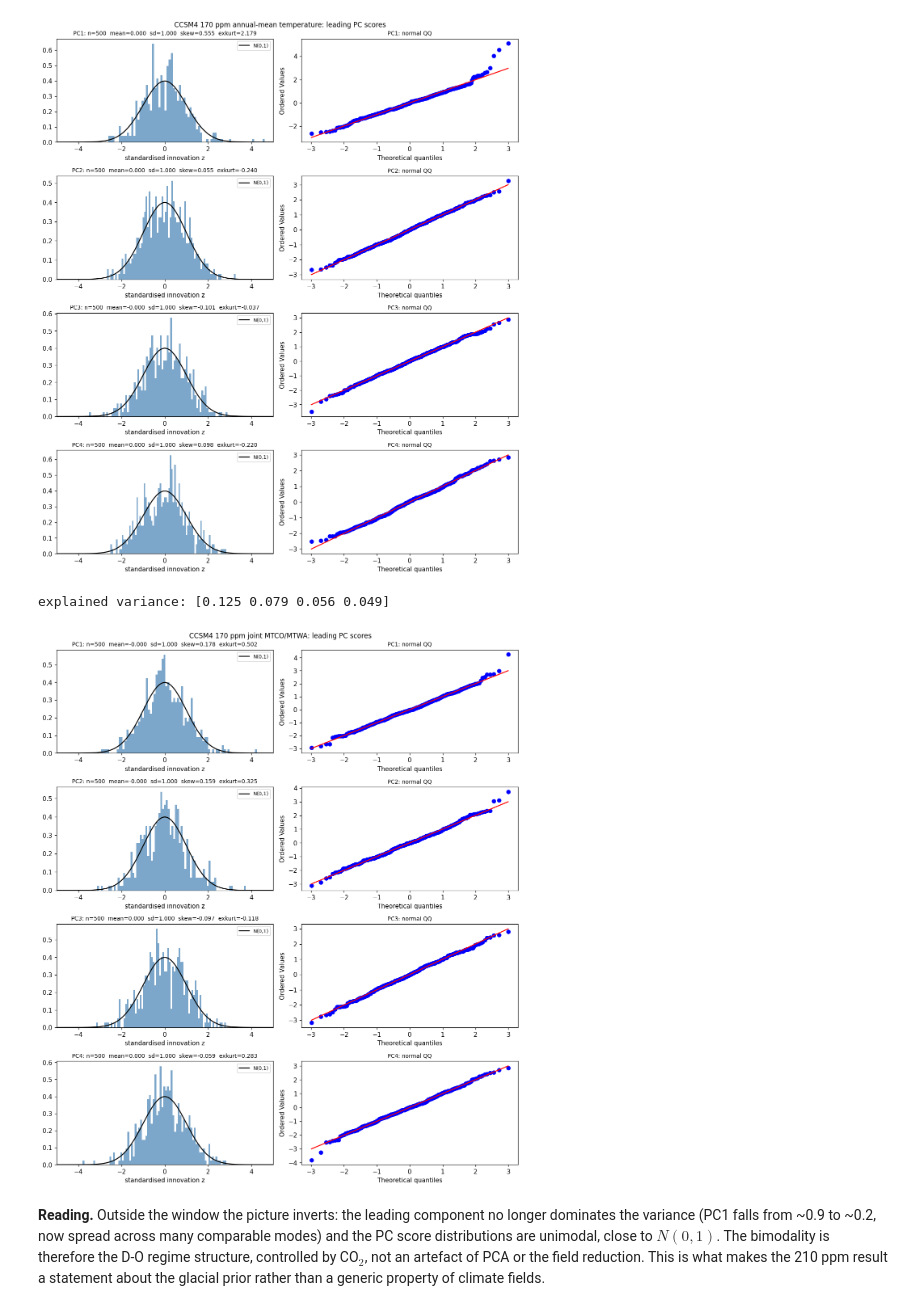
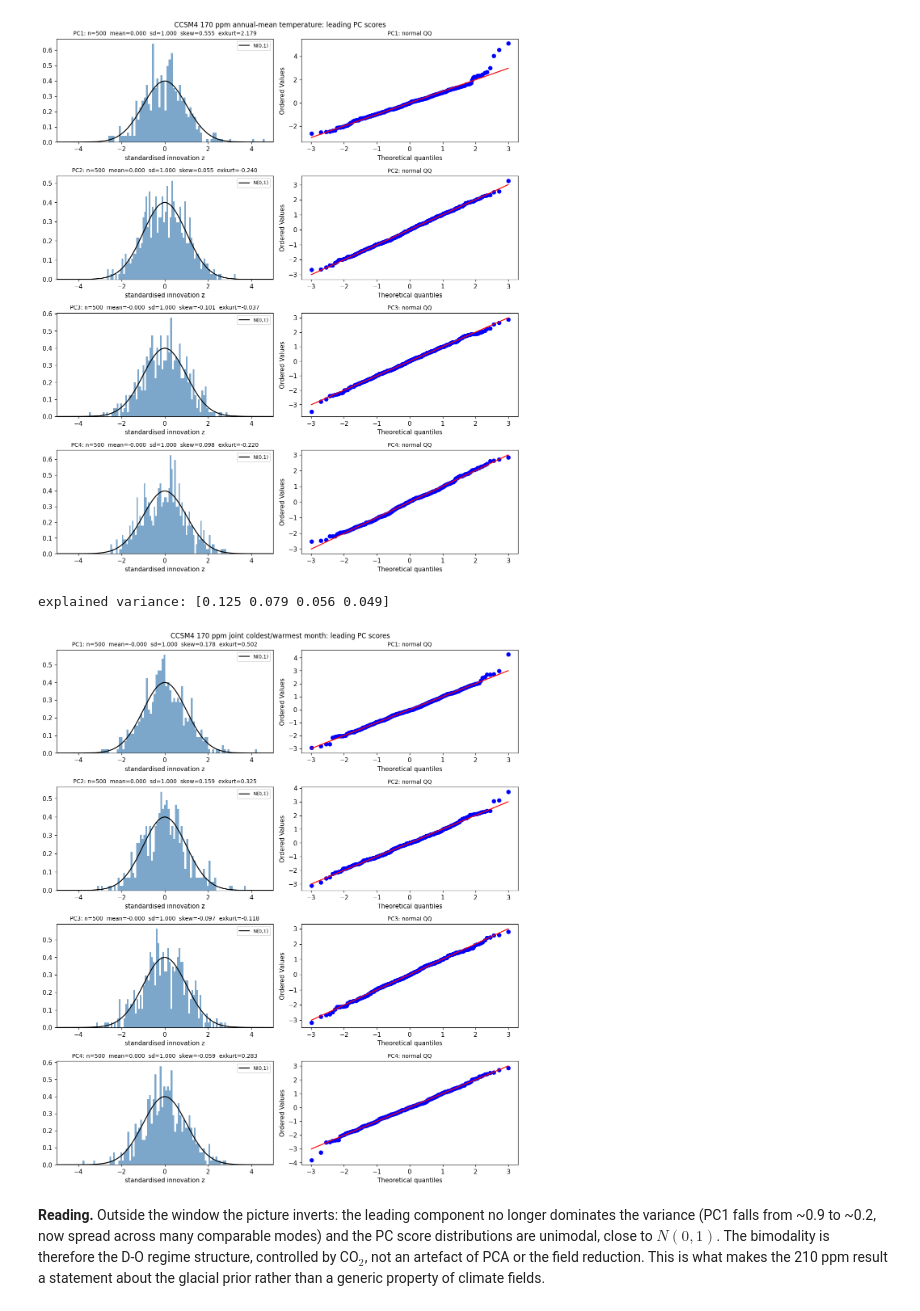
Before and after one commit to evgeni-g-georgiev/sparse_paleoclimate_field_reconstruction, a Jupyter notebook: notebooks/06_da_assumptions.ipynb, the cells around one changed output. Cells and saved outputs as stored; diff of their text form; code cells hidden in the pictures.

```diff
--- a/notebooks/06_da_assumptions.ipynb
+++ b/notebooks/06_da_assumptions.ipynb
@@ -325,8 +326,8 @@ spin-up trim and projection are applied as above.
 # 170 ppm run: below the oscillation window, expected to stay in one stable state.
 run170 = load_equilibrium_run(f"{DATA}/cesmi6gat31rblc170i_surfacetemp.npz")
 annual170 = state_fields(run170, reduce="annual_mean")[N_DISCARD:]
-mtco170 = state_fields(run170, reduce="mtco")[N_DISCARD:]
-mtwa170 = state_fields(run170, reduce="mtwa")[N_DISCARD:]
+cold_month170 = state_fields(run170, reduce="coldest_month")[N_DISCARD:]
+warm_month170 = state_fields(run170, reduce="warmest_month")[N_DISCARD:]
 print(f"equilibrated states: {annual170.shape[0]}, grid: {tuple(annual170.shape[1:])}")
 # %% [output]
 equilibrated states: 500, grid: (48, 96)
@@ -346,21 +347,21 @@ plt.show()
 explained variance: [0.201 0.111 0.081 0.056]
 [figure]
 # %%
-# Joint (MTCO, MTWA) field, 170 ppm.
-stack170 = np.stack([mtco170, mtwa170], axis=1)
+# Joint coldest/warmest month field, 170 ppm.
+stack170 = np.stack([cold_month170, warm_month170], axis=1)
 pj170 = pca_scores(stack170, 4)
 print("explained variance:", np.round(pj170["explained_variance_ratio"], 3))
 
 zj170 = pj170["scores"] / pj170["scores"].std(axis=0)
 plot_innovation_gaussianity(
     {f"PC{i + 1}": zj170[:, i] for i in range(zj170.shape[1])},
-    title="CCSM4 170 ppm joint MTCO/MTWA: leading PC scores",
+    title="CCSM4 170 ppm joint coldest/warmest month: leading PC scores",
     save_path=str(FIG_DIR / "prior_pca_170ppm_mtco_mtwa.png"),
 )
 plt.show()
 # %% [output]
 explained variance: [0.125 0.079 0.056 0.049]
-[figure, old version]
+[figure, new version]
 # %% [markdown]
 **Reading.** Outside the window the picture inverts: the leading component no longer dominates
 the variance (PC1 falls from ~0.9 to ~0.2, now spread across many comparable modes) and the PC
```
Also changed, not shown: parts of 3 cells of this notebook, 3 other files.
